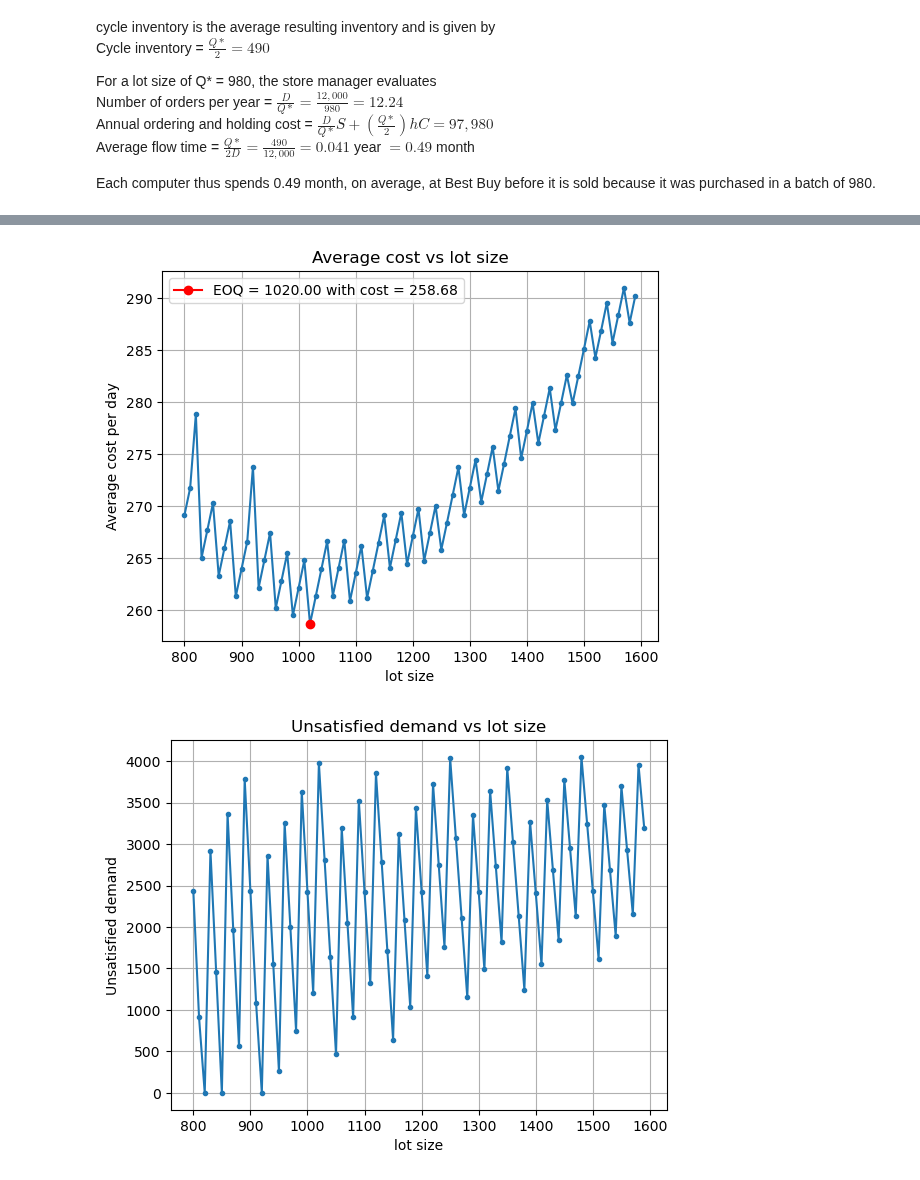
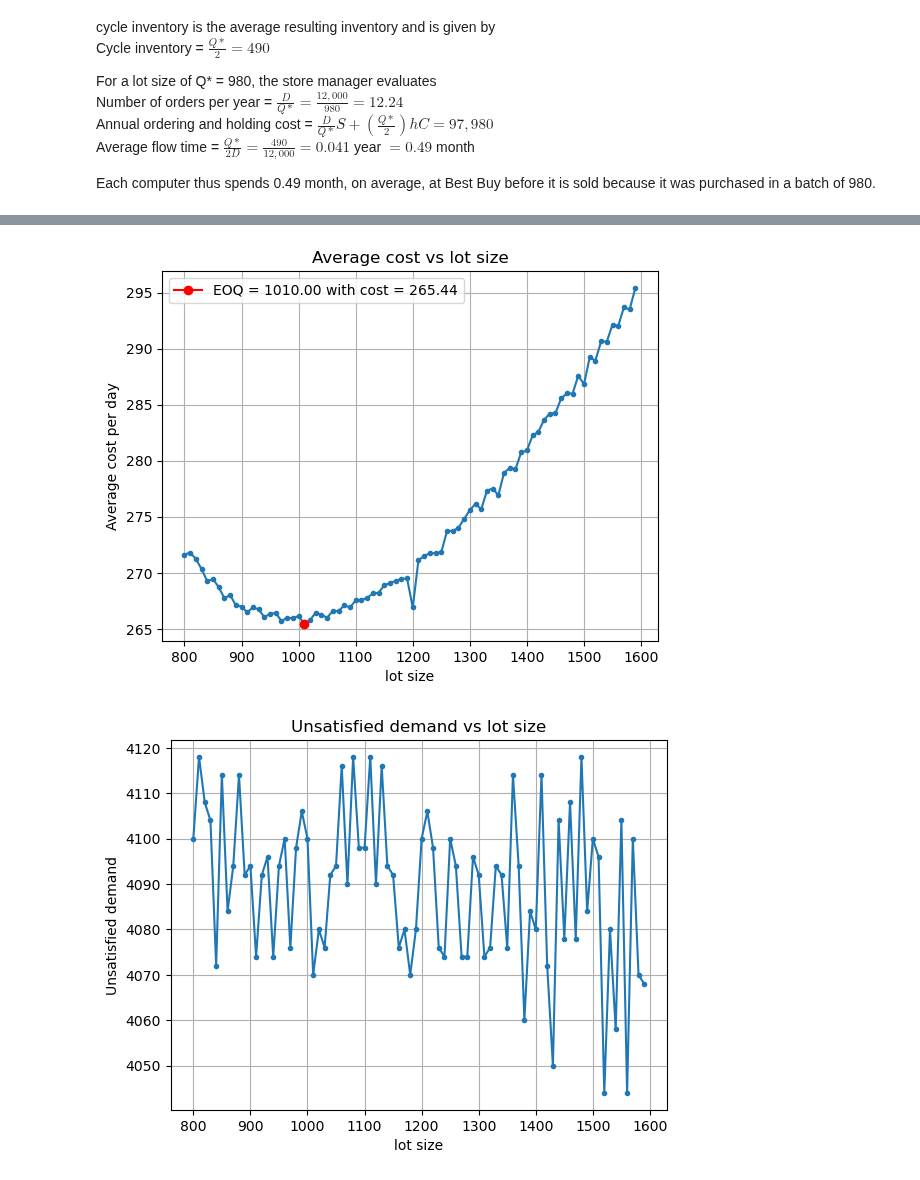
Before and after one commit to SupplyChainSimulation/SupplyNetPy, a Jupyter notebook: examples/ex10_EOQ.ipynb, the cells around one changed output, grey strips where cells are left out. Saved outputs shown, nothing was run; the diff lists cells and outputs as text; code cells hidden in the pictures.

```diff
--- a/examples/ex10_EOQ.ipynb
+++ b/examples/ex10_EOQ.ipynb
@@ -108,7 +108,7 @@ unsat_arr = []
 print(f"lot size \t Inv holding cost \t Order cost \t Average cost(per day) \t Unmet demand")
 for lot_size in range(800,1600,10):
 
-    order_interval = int(365*lot_size/D)
+    order_interval = 365*lot_size/D
 
     env = simpy.Environment()
 
@@ -180,2 +180,2 @@ lot size         Inv holding cost        Order cost      Average cost(per day)
-[figure, old version]
+[figure, new version]
-[figure, old version]
+[figure, new version]
```
Also changed, not shown: parts of 1 cell of this notebook, 15 other files.
